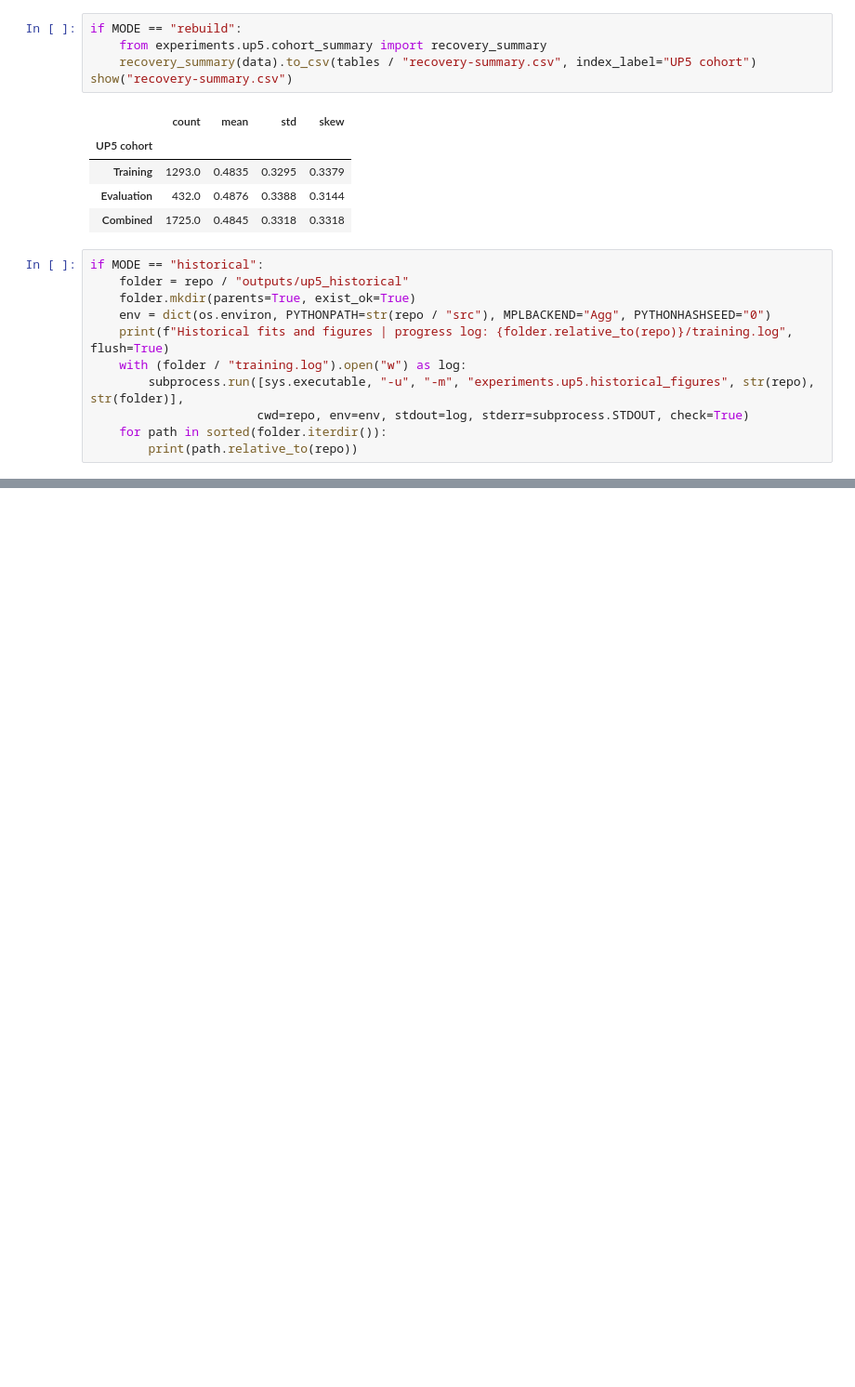
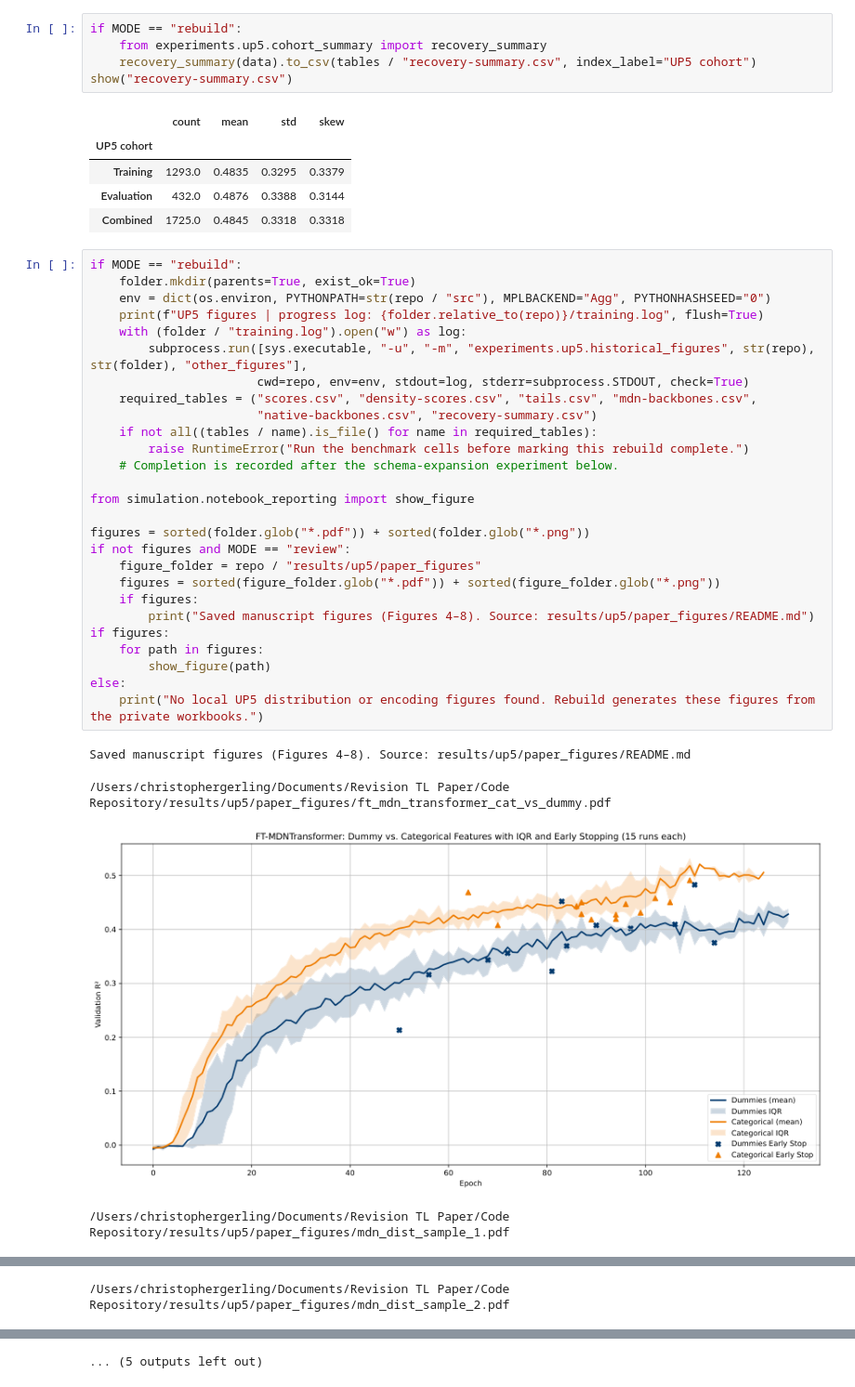
Before and after one commit to christopher3996/recovery_rates_transfer_learning, a Jupyter notebook: notebooks/up5_paper.ipynb, the cells around one changed output, grey strips where cells are left out. Shown at 93% size. Saved outputs shown, nothing was run; the diff lists cells and outputs as text; blank space fills up the shorter version.

```diff
--- a/notebooks/up5_paper.ipynb
+++ b/notebooks/up5_paper.ipynb
@@ -151,13 +152,34 @@ show("recovery-summary.csv")
 | Evaluation | 432.0 | 0.4876 | 0.3388 | 0.3144 |
 | Combined | 1725.0 | 0.4845 | 0.3318 | 0.3318 |
 # %%
-if MODE == "historical":
-    folder = repo / "outputs/up5_historical"
+if MODE == "rebuild":
     folder.mkdir(parents=True, exist_ok=True)
     env = dict(os.environ, PYTHONPATH=str(repo / "src"), MPLBACKEND="Agg", PYTHONHASHSEED="0")
-    print(f"Historical fits and figures | progress log: {folder.relative_to(repo)}/training.log", flush=True)
+    print(f"UP5 figures | progress log: {folder.relative_to(repo)}/training.log", flush=True)
     with (folder / "training.log").open("w") as log:
-        subprocess.run([sys.executable, "-u", "-m", "experiments.up5.historical_figures", str(repo), str(folder)],
+        subprocess.run([sys.executable, "-u", "-m", "experiments.up5.historical_figures", str(repo), str(folder), "other_figures"],
                        cwd=repo, env=env, stdout=log, stderr=subprocess.STDOUT, check=True)
-    for path in sorted(folder.iterdir()):
-        print(path.relative_to(repo))
+    required_tables = ("scores.csv", "density-scores.csv", "tails.csv", "mdn-backbones.csv",
+                       "native-backbones.csv", "recovery-summary.csv")
+    if not all((tables / name).is_file() for name in required_tables):
+        raise RuntimeError("Run the benchmark cells before marking this rebuild complete.")
+    # Completion is recorded after the schema-expansion experiment below.
+
+from simulation.notebook_reporting import show_figure
+
+figures = sorted(folder.glob("*.pdf")) + sorted(folder.glob("*.png"))
+if not figures and MODE == "review":
+    figure_folder = repo / "results/up5/paper_figures"
+    figures = sorted(figure_folder.glob("*.pdf")) + sorted(figure_folder.glob("*.png"))
+    if figures:
+        print("Saved manuscript figures (Figures 4–8). Source: results/up5/paper_figures/README.md")
+if figures:
+    for path in figures:
+        show_figure(path)
+else:
+    print("No local UP5 distribution or encoding figures found. Rebuild generates these figures from the private workbooks.")
+# %% [output]
+Saved manuscript figures (Figures 4–8). Source: results/up5/paper_figures/README.md
+/Users/christophergerling/Documents/Revision TL Paper/Code Repository/results/up5/paper_figures/ft_mdn_transformer_cat_vs_dummy.pdf
+[figure, added]
+/Users/christophergerling/Documents/Revision TL Paper/Code Repository/results/up5/paper_figures/mdn_dist_sample_1.pdf
@@ -163,0 +187 @@ if MODE == "historical":
+/Users/christophergerling/Documents/Revision TL Paper/Code Repository/results/up5/paper_figures/mdn_dist_sample_2.pdf
@@ -163,0 +194 @@ if MODE == "historical":
+... (5 outputs left out)
```
Also changed, not shown: parts of 6 cells of this notebook, 15 other files.
